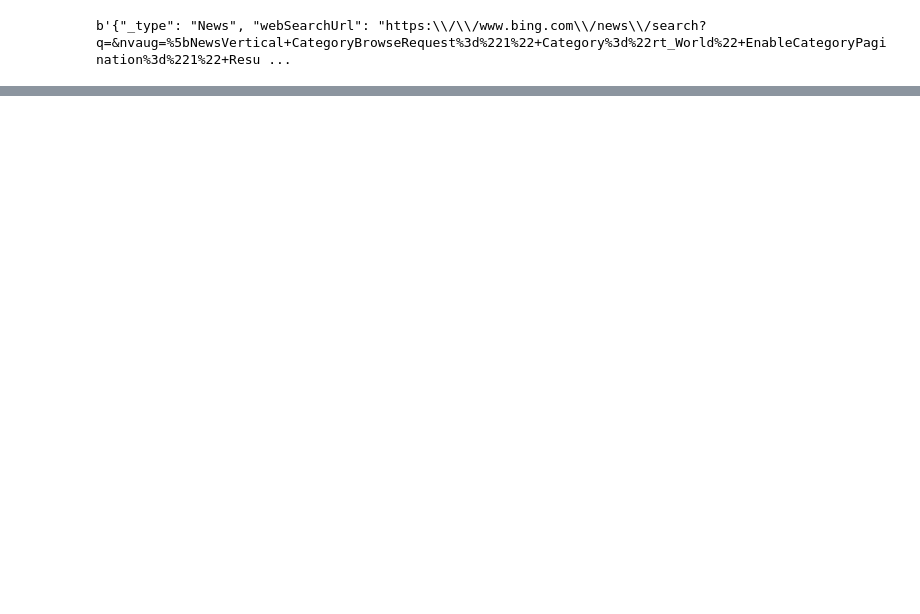
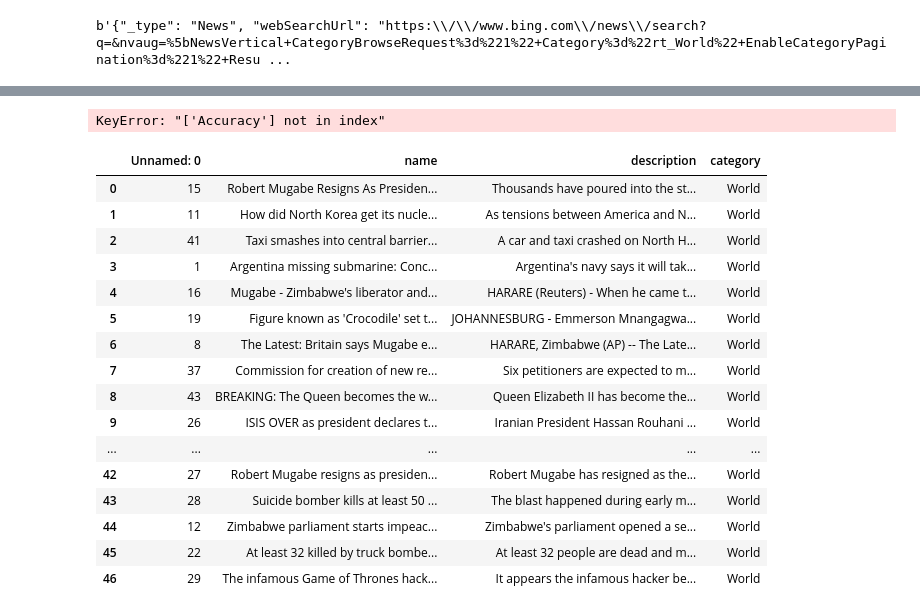
Before and after one commit to lcgkiller/kmooc_data_analysis, a Jupyter notebook: 11주차. 텍스트 데이터 분석.ipynb, the cells around one changed output, grey strips where cells are left out. Cells and saved outputs as stored; diff of their text form; code cells hidden in the pictures; blank space fills up the shorter version.

```diff
--- a/11주차. 텍스트 데이터 분석.ipynb
+++ b/11주차. 텍스트 데이터 분석.ipynb
@@ -276,0 +609,38 @@ df_sh.to_cs('bing_news_shuffle_0517.csv')
+# %%
+ax = df_per_1[['F-Measure', 'Accuracy']].plot(kind='bar', title='Performance', figsize=(10, 7), legend=True, fontsize=12)
+    # kind='bar' : 막대 그래프
+    # title="performance' : 그래프 제목
+    # figsize : 그래프 크기
+    # legend : 데이터 설명
+    # fontsize : 글씨 크기
+ax.set_xlabel('Classifier', fontsize=12) # x축 내용 지정
+plt.show()
+# %% [output]
+KeyError: "['Accuracy'] not in index"
+# %%
+import pandas as pd
+import numpy as np
+import nltk
+
+df = pd.DataFrame(columns=('name', 'description', 'category'))
+
+df = pd.read_csv('bing_news_shuffle_0517.csv')
+df
+# %% [output]
+|  | Unnamed: 0 | name | description | category |
+| 0 | 15 | Robert Mugabe Resigns As Presiden... | Thousands have poured into the st... | World |
+| 1 | 11 | How did North Korea get its nucle... | As tensions between America and N... | World |
+| 2 | 41 | Taxi smashes into central barrier... | A car and taxi crashed on North H... | World |
+| 3 | 1 | Argentina missing submarine: Conc... | Argentina's navy says it will tak... | World |
+| 4 | 16 | Mugabe - Zimbabwe's liberator and... | HARARE (Reuters) - When he came t... | World |
+| 5 | 19 | Figure known as 'Crocodile' set t... | JOHANNESBURG - Emmerson Mnangagwa... | World |
+| 6 | 8 | The Latest: Britain says Mugabe e... | HARARE, Zimbabwe (AP) -- The Late... | World |
+| 7 | 37 | Commission for creation of new re... | Six petitioners are expected to m... | World |
+| 8 | 43 | BREAKING: The Queen becomes the w... | Queen Elizabeth II has become the... | World |
+| 9 | 26 | ISIS OVER as president declares t... | Iranian President Hassan Rouhani ... | World |
+| ... | ... | ... | ... | ... |
+| 42 | 27 | Robert Mugabe resigns as presiden... | Robert Mugabe has resigned as the... | World |
+| 43 | 28 | Suicide bomber kills at least 50 ... | The blast happened during early m... | World |
+| 44 | 12 | Zimbabwe parliament starts impeac... | Zimbabwe's parliament opened a se... | World |
+| 45 | 22 | At least 32 killed by truck bombe... | At least 32 people are dead and m... | World |
+| 46 | 29 | The infamous Game of Thrones hack... | It appears the infamous hacker be... | World |
```
Also changed, not shown: parts of 33 cells of this notebook, 2 other files.
